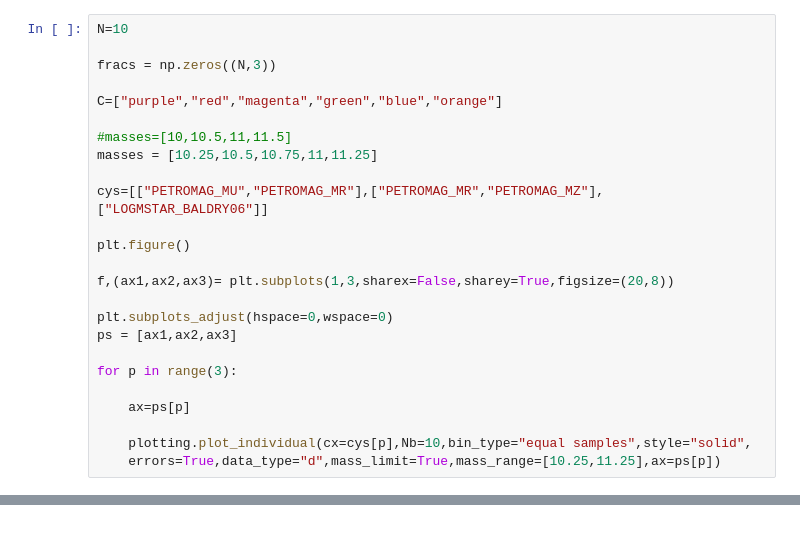
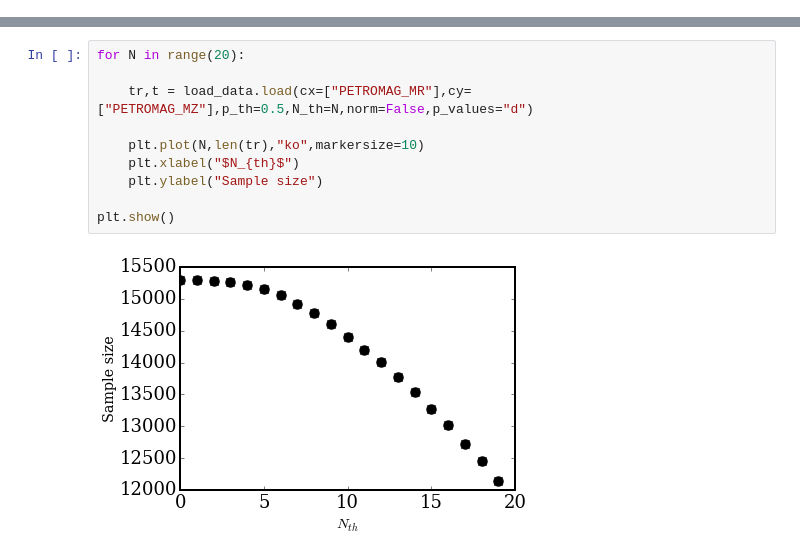
Before and after one commit to bamford/Debiasing-testing, a Jupyter notebook: Plotting_code_notebooks/all_plots.ipynb, the cells around one changed output, grey strips where cells are left out. Cells and saved outputs as stored; diff of their text form.

```diff
--- a/Plotting_code_notebooks/all_plots.ipynb
+++ b/Plotting_code_notebooks/all_plots.ipynb
@@ -310,25 +23,0 @@ np.savetxt(fname="figs/N.txt",X=N_array,fmt='%s',delimiter=",")
-# %%
-N=10
-
-fracs = np.zeros((N,3))
-
-C=["purple","red","magenta","green","blue","orange"]
-
-#masses=[10,10.5,11,11.5]
-masses = [10.25,10.5,10.75,11,11.25]
-
-cys=[["PETROMAG_MU","PETROMAG_MR"],["PETROMAG_MR","PETROMAG_MZ"],["LOGMSTAR_BALDRY06"]]
-
-plt.figure()
-
-f,(ax1,ax2,ax3)= plt.subplots(1,3,sharex=False,sharey=True,figsize=(20,8))
-
-plt.subplots_adjust(hspace=0,wspace=0)
-ps = [ax1,ax2,ax3]
-
-for p in range(3):
-
-    ax=ps[p]
-
-    plotting.plot_individual(cx=cys[p],Nb=10,bin_type="equal samples",style="solid",
-    errors=True,data_type="d",mass_limit=True,mass_range=[10.25,11.25],ax=ps[p])
@@ -354,0 +153,12 @@ m = ct:464
+# %%
+for N in range(20):
+
+    tr,t = load_data.load(cx=["PETROMAG_MR"],cy=["PETROMAG_MZ"],p_th=0.5,N_th=N,norm=False,p_values="d")
+
+    plt.plot(N,len(tr),"ko",markersize=10)
+    plt.xlabel("$N_{th}$")
+    plt.ylabel("Sample size")
+
+plt.show()
+# %% [output]
+[figure, added]
```
Also changed, not shown: parts of 17 cells of this notebook, 17 other files.
